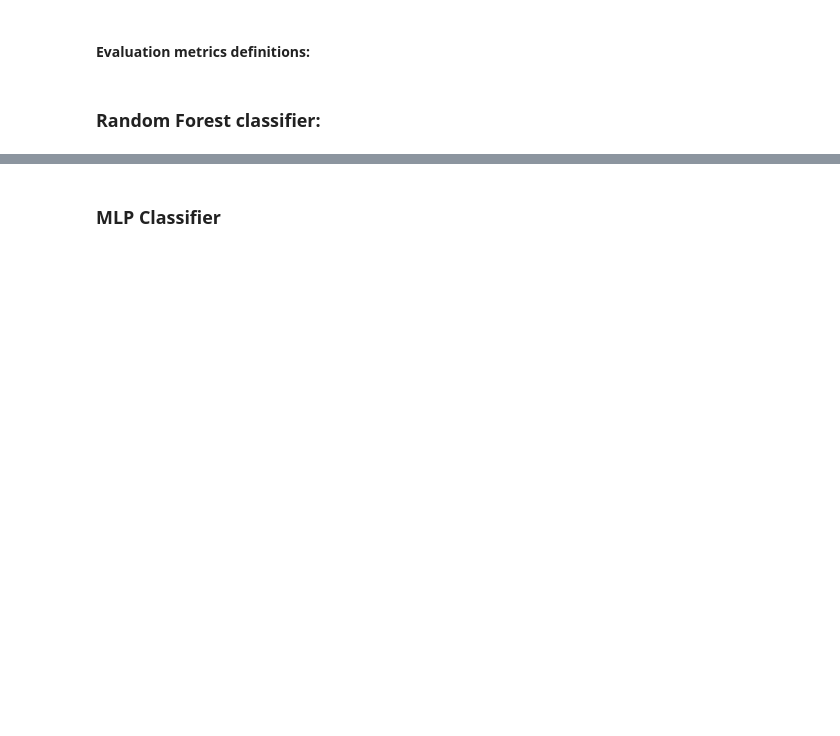
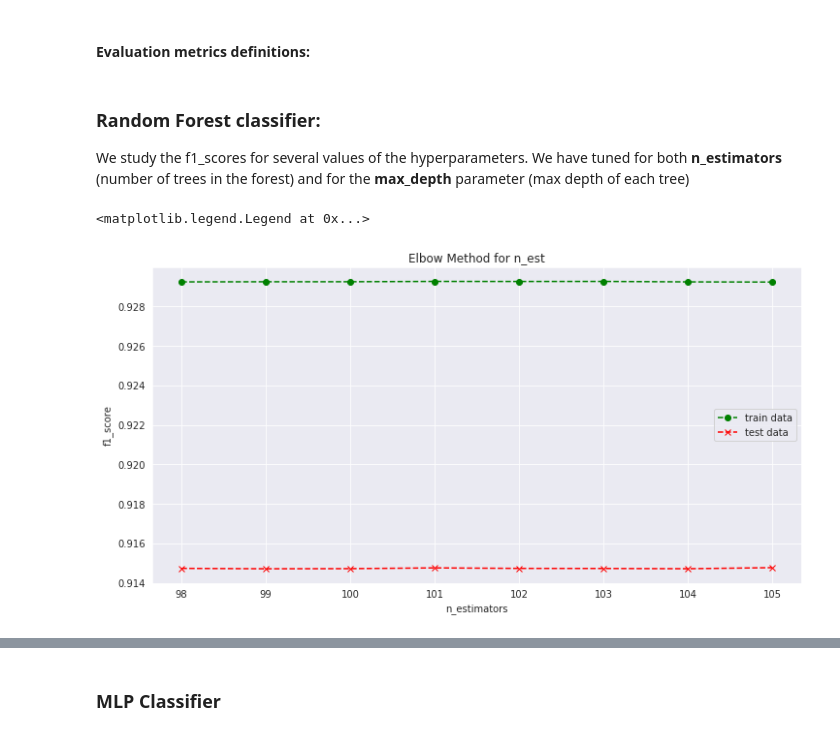
Before and after one commit to mathdoug/ML1_Kaggle, a Jupyter notebook: data/Model.ipynb, the cells around one changed output, grey strips where cells are left out. Drawn from its saved outputs; the diff is of its cells as text; code cells hidden in the pictures; blank space fills up the shorter version.

```diff
--- a/data/Model.ipynb
+++ b/data/Model.ipynb
@@ -64,5 +56,7 @@ columns = ["Jaccard", "Adamic-Adar", "Preferential Attachment", "Resource Alloca
 
 from sklearn.model_selection import train_test_split
 X_train, X_test, y_train, y_test = train_test_split(df_train[columns], df_train["label"], test_size=0.25, random_state=42)
-# %% [markdown]
-### Random Forest classifier:
+# %% [markdown]
+### Random Forest classifier:
+
+We study the f1_scores for several values of the hyperparameters. We have tuned for both **n_estimators** (number of trees in the forest) and for the **max_depth** parameter (max depth of each tree)
@@ -68,0 +76,17 @@ X_train, X_test, y_train, y_test = train_test_split(df_train[columns], df_train[
+# %%
+import seaborn as sns
+import matplotlib.pyplot as plt
+%matplotlib inline
+
+sns.set_style("darkgrid")
+
+plt.figure(figsize = (12,6))
+plt.plot(x,f1_train, color='green', marker='o', linestyle='dashed', label = 'train data')
+plt.plot(x,f1_test, color='red', marker='x', linestyle='dashed', label = 'test data')
+plt.xlabel("n_estimators")
+plt.ylabel("f1_score")
+plt.title("Elbow Method for n_est")
+plt.legend()
+# %% [output]
+<matplotlib.legend.Legend at 0x...>
+[figure, added]
```
Also changed, not shown: parts of 17 cells of this notebook, 1 other file.
